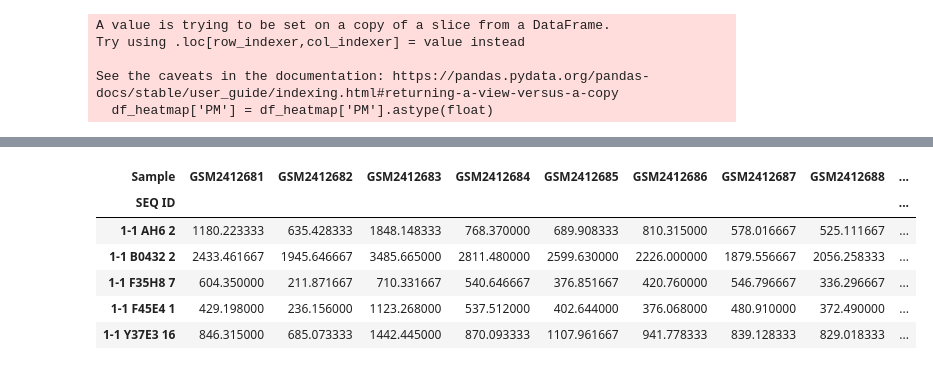
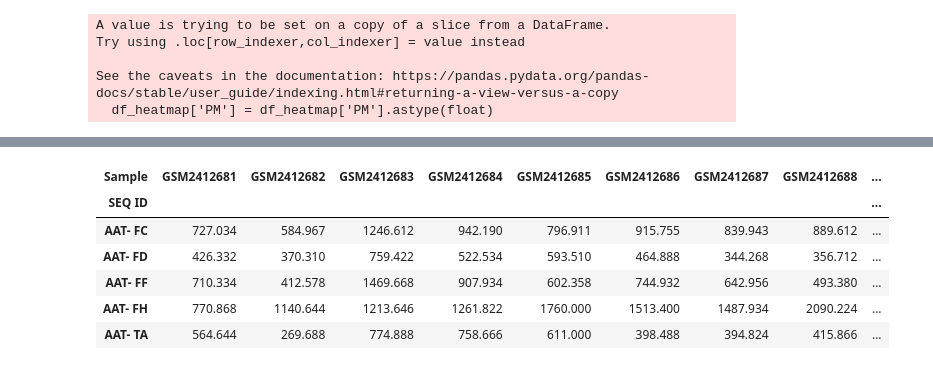
Before and after one commit to falatfernando/AnderWorm, a Jupyter notebook: solution.ipynb, the cells around one changed output, grey strips where cells are left out. Drawn from its saved outputs; the diff is of its cells as text; code cells hidden in the pictures.

Commit message:
Finished Heatmap functions

```diff
--- a/solution.ipynb
+++ b/solution.ipynb
@@ -265,0 +307,7 @@ See the caveats in the documentation: https://pandas.pydata.org/pandas-docs/stab
+# %%
+aap_df = df_heatmap[df_heatmap['SEQ'] == 'AAT']
+# %%
+df = aap_df
+# Clean the 'SEQ' column by removing numbers
+df['SEQ'] = df['SEQ'].str.replace(r'\d+', '', regex=True)
+df['SEQ'] = df['SEQ'].replace('', pd.NA)
@@ -265,0 +325,4 @@ See the caveats in the documentation: https://pandas.pydata.org/pandas-docs/stab
+# %%
+# Clean the 'SEQ' column by removing numbers
+df['SEQ ID'] = df['SEQ ID'].str.replace(r'\d+', '', regex=True)
+df['SEQ ID'] = df['SEQ ID'].replace('', pd.NA)
@@ -266,12 +340,12 @@ See the caveats in the documentation: https://pandas.pydata.org/pandas-docs/stab
 # %%
-df_heatmap = df_heatmap.pivot_table(index='SEQ ID', columns='Sample', values='PM', aggfunc = 'mean')
+pivot_table = df.pivot_table(index='SEQ ID', columns='Sample', values='PM', aggfunc='mean')
 # %%
-df_heatmap.head()
+pivot_table.head()
 # %% [output]
 | Sample | GSM2412681 | GSM2412682 | GSM2412683 | GSM2412684 | GSM2412685 | GSM2412686 | GSM2412687 | GSM2412688 | ... |
 | SEQ ID |  |  |  |  |  |  |  |  | ... |
-| 1-1 AH6 2 | 1180.223333 | 635.428333 | 1848.148333 | 768.370000 | 689.908333 | 810.315000 | 578.016667 | 525.111667 | ... |
-| 1-1 B0432 2 | 2433.461667 | 1945.646667 | 3485.665000 | 2811.480000 | 2599.630000 | 2226.000000 | 1879.556667 | 2056.258333 | ... |
-| 1-1 F35H8 7 | 604.350000 | 211.871667 | 710.331667 | 540.646667 | 376.851667 | 420.760000 | 546.796667 | 336.296667 | ... |
-| 1-1 F45E4 1 | 429.198000 | 236.156000 | 1123.268000 | 537.512000 | 402.644000 | 376.068000 | 480.910000 | 372.490000 | ... |
-| 1-1 Y37E3 16 | 846.315000 | 685.073333 | 1442.445000 | 870.093333 | 1107.961667 | 941.778333 | 839.128333 | 829.018333 | ... |
+| AAT- FC | 727.034 | 584.967 | 1246.612 | 942.190 | 796.911 | 915.755 | 839.943 | 889.612 | ... |
+| AAT- FD | 426.332 | 370.310 | 759.422 | 522.534 | 593.510 | 464.888 | 344.268 | 356.712 | ... |
+| AAT- FF | 710.334 | 412.578 | 1469.668 | 907.934 | 602.358 | 744.932 | 642.956 | 493.380 | ... |
+| AAT- FH | 770.868 | 1140.644 | 1213.646 | 1261.822 | 1760.000 | 1513.400 | 1487.934 | 2090.224 | ... |
+| AAT- TA | 564.644 | 269.688 | 774.888 | 758.666 | 611.000 | 398.488 | 394.824 | 415.866 | ... |
```
Also changed, not shown: parts of 18 cells of this notebook, 2 other files.
